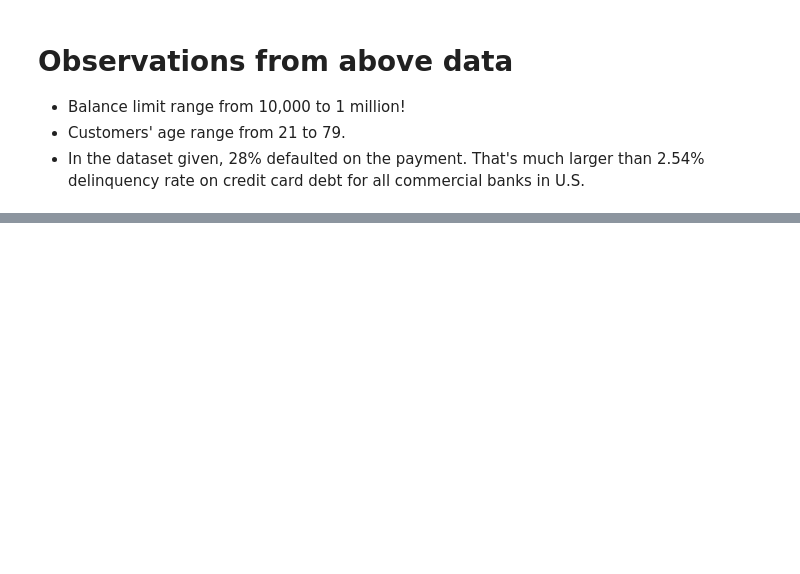
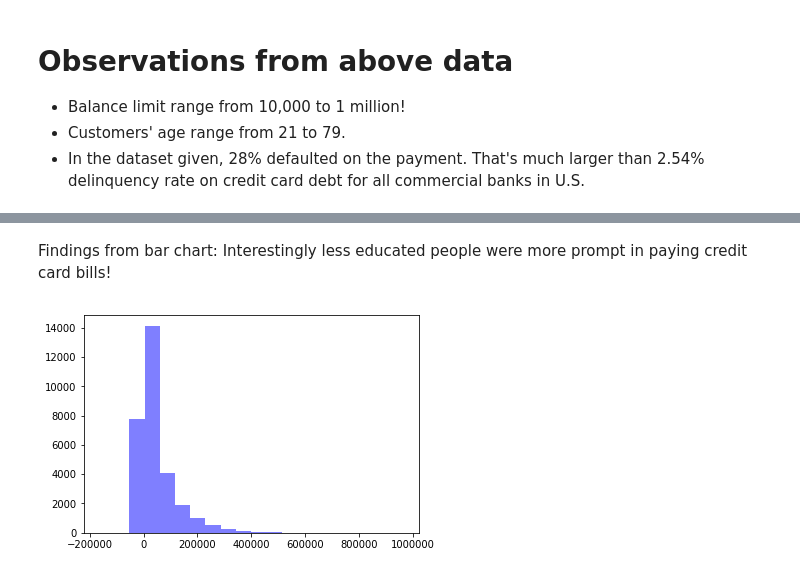
Before and after one commit to alexa-ai/sb-capstone-project1, a Jupyter notebook: Story Telling -- Predicting Default of Credit Card Clients.ipynb, the cells around one changed output, grey strips where cells are left out. Cells and saved outputs as stored; diff of their text form; code cells hidden in the pictures; blank space fills up the shorter version.

```diff
--- a/Story Telling -- Predicting Default of Credit Card Clients.ipynb
+++ b/Story Telling -- Predicting Default of Credit Card Clients.ipynb
@@ -130,0 +182,10 @@ payment_data.groupby('default.payment.next.month').count()
+# %% [markdown]
+Findings from bar chart: Interestingly less educated people were more prompt in paying credit card bills!
+# %%
+# Let's try histogram of one bill amount to see if it provides any insights
+x = payment_data['BILL_AMT1']
+num_bins = 20
+n, bins, patches = plt.hist(x, num_bins, facecolor='blue', alpha=0.5)
+plt.show()
+# %% [output]
+[figure, added]
```
Also changed, not shown: parts of 23 cells of this notebook.
